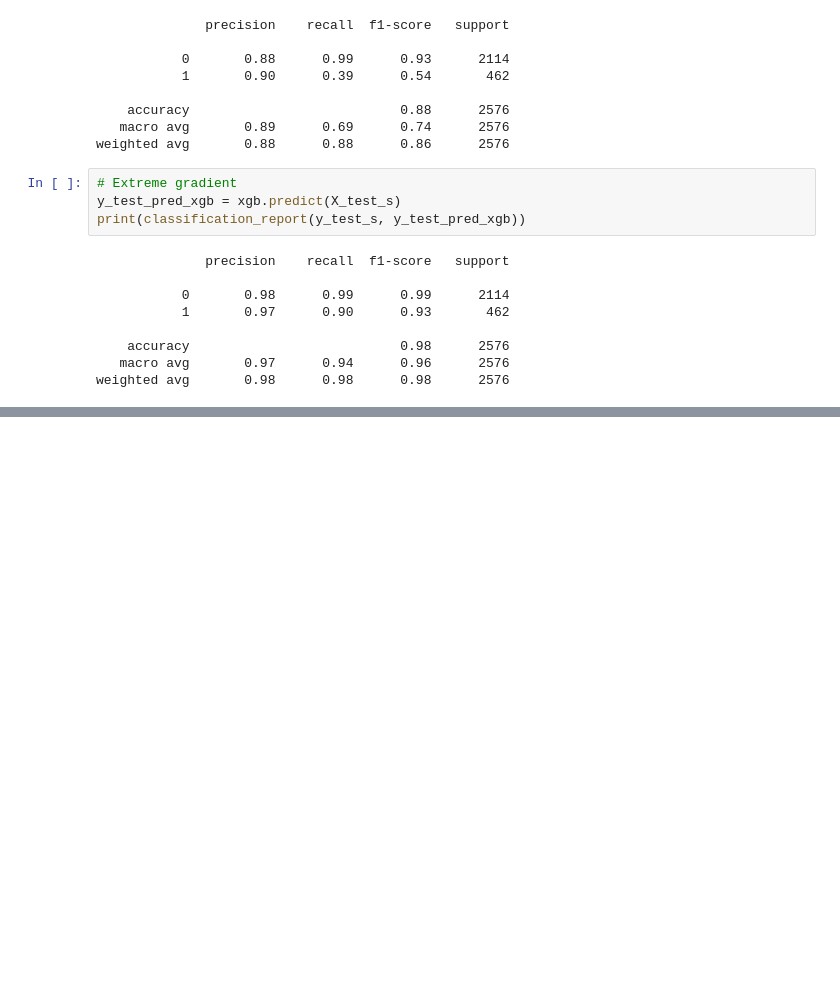
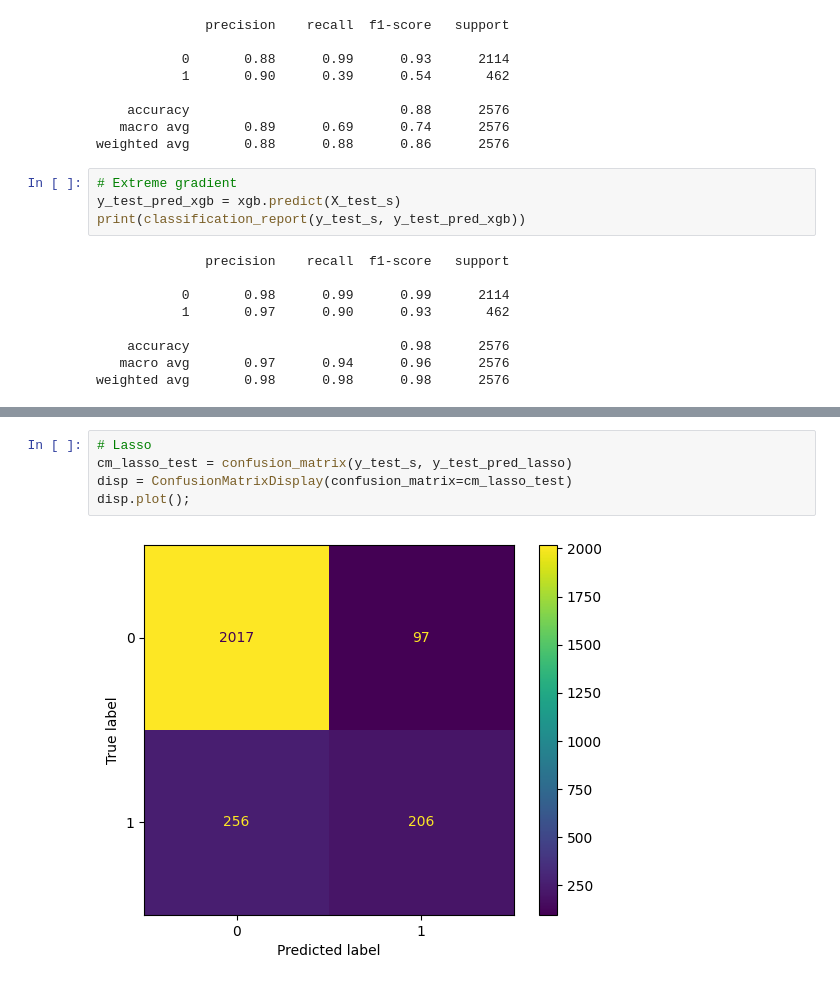
Before and after one commit to KomlaRD/machine_learning_dhs, a Jupyter notebook: ml_undernutrition.ipynb, the cells around one changed output, grey strips where cells are left out. Cells and saved outputs as stored; diff of their text form; blank space fills up the shorter version.

```diff
--- a/ml_undernutrition.ipynb
+++ b/ml_undernutrition.ipynb
@@ -757,0 +774,7 @@ weighted avg       0.98      0.98      0.98      2576
+# %%
+# Lasso
+cm_lasso_test = confusion_matrix(y_test_s, y_test_pred_lasso)
+disp = ConfusionMatrixDisplay(confusion_matrix=cm_lasso_test)
+disp.plot();
+# %% [output]
+[figure, added]
```
Also changed, not shown: parts of 6 cells of this notebook.
